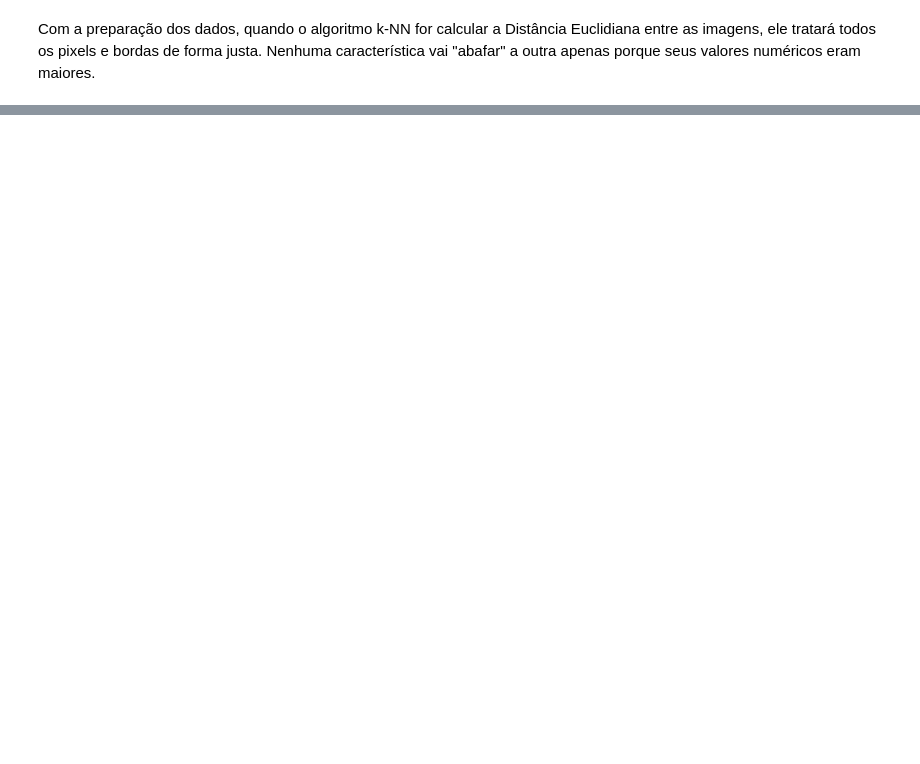
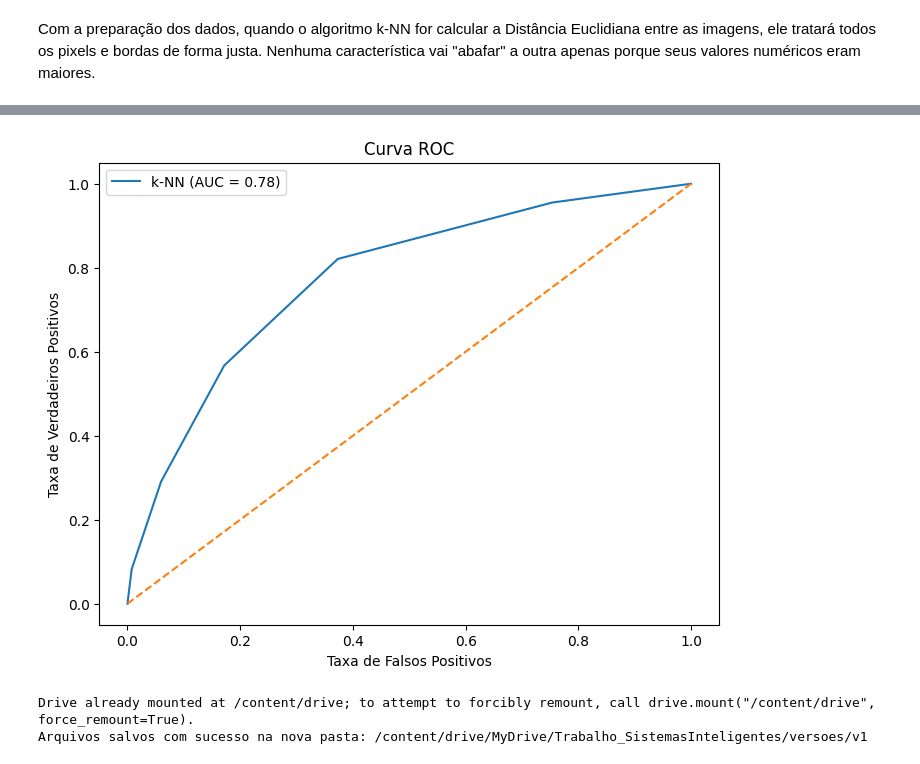
Before and after one commit to vitoriaferreirap/DeepLearning, a Jupyter notebook: MachineLearning/SistemasInteligentes/SistemasInteligentes_ClassificadorCavalos.ipynb, the cells around one changed output, grey strips where cells are left out. Drawn from its saved outputs; the diff is of its cells as text; code cells hidden in the pictures; blank space fills up the shorter version.

```diff
--- a/MachineLearning/SistemasInteligentes/SistemasInteligentes_ClassificadorCavalos.ipynb
+++ b/MachineLearning/SistemasInteligentes/SistemasInteligentes_ClassificadorCavalos.ipynb
@@ -635,0 +746,65 @@ Com a preparação dos dados, quando o algoritmo k-NN for calcular a Distância
+# %%
+# Gerar os dados e o gráfico
+y_prob = knn.predict_proba(X_test)[:, 1]
+fpr, tpr, thresholds = roc_curve(y_test, y_prob)
+auc_score = roc_auc_score(y_test, y_prob)
+
+# Criar a figura e atribuir a uma variável 'fig_roc'
+fig_roc = plt.figure(figsize=(8, 6))
+plt.plot(fpr, tpr, label=f'k-NN (AUC = {auc_score:.2f})')
+plt.plot([0, 1], [0, 1], linestyle='--')
+plt.xlabel('Taxa de Falsos Positivos')
+plt.ylabel('Taxa de Verdadeiros Positivos')
+plt.title('Curva ROC')
+plt.legend()
+
+plt.show()
+# %% [output]
+[figure, added]
+# %%
+import os
+import pickle
+from google.colab import drive
+
+# Monta o Drive
+drive.mount('/content/drive')
+
+# Caminho base
+base_path = '/content/drive/MyDrive/Trabalho_SistemasInteligentes/versoes'
+
+# Lógica para criar a próxima pasta (v1, v2, v3...)
+# Lista todas as pastas no diretório base
+subpastas = [d for d in os.listdir(base_path) if os.path.isdir(os.path.join(base_path, d))]
+# Filtra apenas pastas que começam com 'v' e calcula a próxima
+versoes = [int(d[1:]) for d in subpastas if d.startswith('v') and d[1:].isdigit()]
+proxima_versao = max(versoes) + 1 if versoes else 1
+
+# Define o caminho da nova pasta (ex: .../versoes/v2)
+caminho_versao = os.path.join(base_path, f'v{proxima_versao}')
+os.makedirs(caminho_versao, exist_ok=True)
+
+# Salva os arquivos dentro da nova pasta
+# Salva a Matriz de Confusão
+disp.figure_.savefig(os.path.join(caminho_versao, 'matriz_confusao.png'))
+
+# Salva o gráfico ROC
+fig_roc.savefig(os.path.join(caminho_versao, 'curva_roc.png'), bbox_inches='tight')
+
+# Salva o arquivo .pkl
+versao_projeto = {
+    'modelo': knn,
+    'configuracoes_treino': {
+        'n_vizinhos': knn.n_neighbors,
+        'metrica': knn.metric,
+        'pesos': knn.weights
+    }
+}
+
+caminho_arquivo = os.path.join(caminho_versao, 'projeto_final.pkl')
+with open(caminho_arquivo, 'wb') as arquivo:
+    pickle.dump(versao_projeto, arquivo)
+
+print(f"Arquivos salvos com sucesso na nova pasta: {caminho_versao}")
+# %% [output]
+Drive already mounted at /content/drive; to attempt to forcibly remount, call drive.mount("/content/drive", force_remount=True).
+Arquivos salvos com sucesso na nova pasta: /content/drive/MyDrive/Trabalho_SistemasInteligentes/versoes/v1
```
Also changed, not shown: parts of 14 cells of this notebook.
